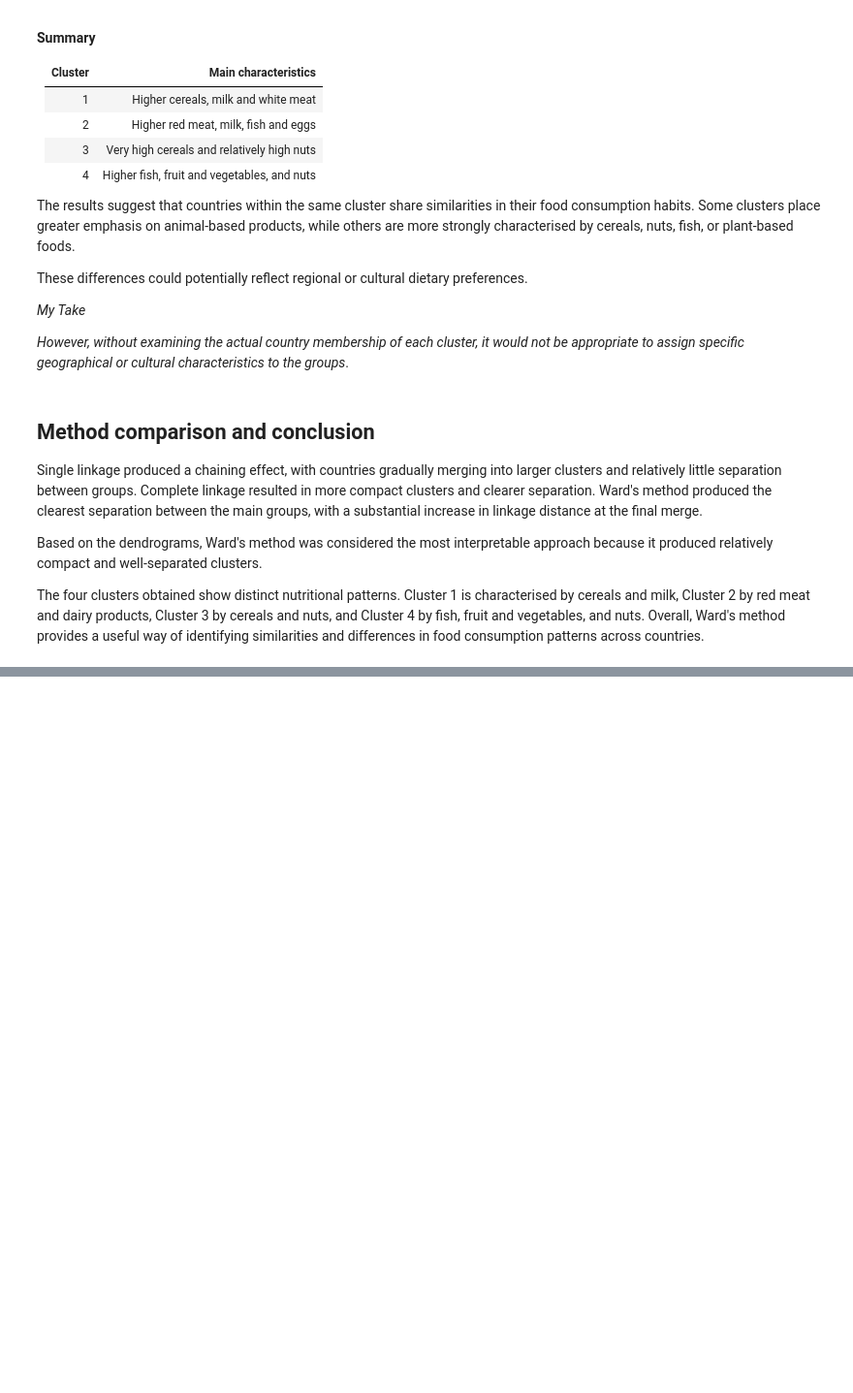
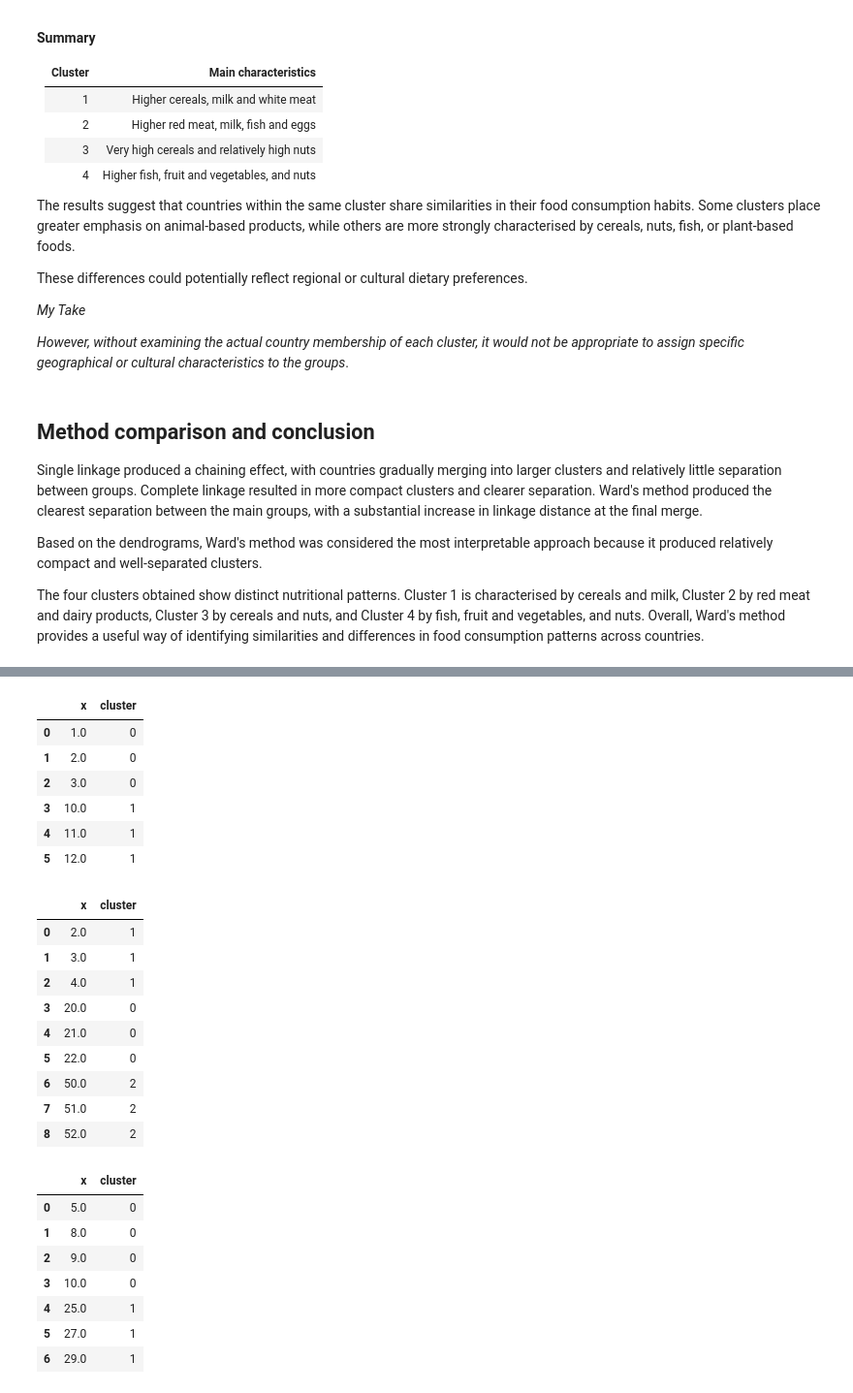
Before and after one commit to CH-CHISAKA/Machine_Learning_and_Data_Science, a Jupyter notebook: 04-assignments/09-assignment/hierarchical_clustering.ipynb, the cells around one changed output, grey strips where cells are left out. Shown at 97% size. Saved outputs shown, nothing was run; the diff lists cells and outputs as text; code cells hidden in the pictures; blank space fills up the shorter version.

Commit message:
Complete week 09 Clustering Assignment Implementation

```diff
--- a/04-assignments/09-assignment/hierarchical_clustering.ipynb
+++ b/04-assignments/09-assignment/hierarchical_clustering.ipynb
@@ -336,0 +440,47 @@ The four clusters obtained show distinct nutritional patterns. Cluster 1 is char
+# %%
+# Example 1
+x1 = [1, 2, 3, 10, 11, 12]
+
+display(
+    my_kmean(x1, k=2)
+)
+
+# Example 2
+x2 = [2, 3, 4, 20, 21, 22, 50, 51, 52]
+
+display(
+    my_kmean(x2, k=3)
+)
+
+# Example 3
+x3 = [5, 8, 9, 10, 25, 27, 29]
+
+display(
+    my_kmean(x3, k=2, max_iter=20)
+)
+# %% [output]
+|  | x | cluster |
+| 0 | 1.0 | 0 |
+| 1 | 2.0 | 0 |
+| 2 | 3.0 | 0 |
+| 3 | 10.0 | 1 |
+| 4 | 11.0 | 1 |
+| 5 | 12.0 | 1 |
+|  | x | cluster |
+| 0 | 2.0 | 1 |
+| 1 | 3.0 | 1 |
+| 2 | 4.0 | 1 |
+| 3 | 20.0 | 0 |
+| 4 | 21.0 | 0 |
+| 5 | 22.0 | 0 |
+| 6 | 50.0 | 2 |
+| 7 | 51.0 | 2 |
+| 8 | 52.0 | 2 |
+|  | x | cluster |
+| 0 | 5.0 | 0 |
+| 1 | 8.0 | 0 |
+| 2 | 9.0 | 0 |
+| 3 | 10.0 | 0 |
+| 4 | 25.0 | 1 |
+| 5 | 27.0 | 1 |
+| 6 | 29.0 | 1 |
```
Also changed, not shown: parts of 6 cells of this notebook, 5 other files.
